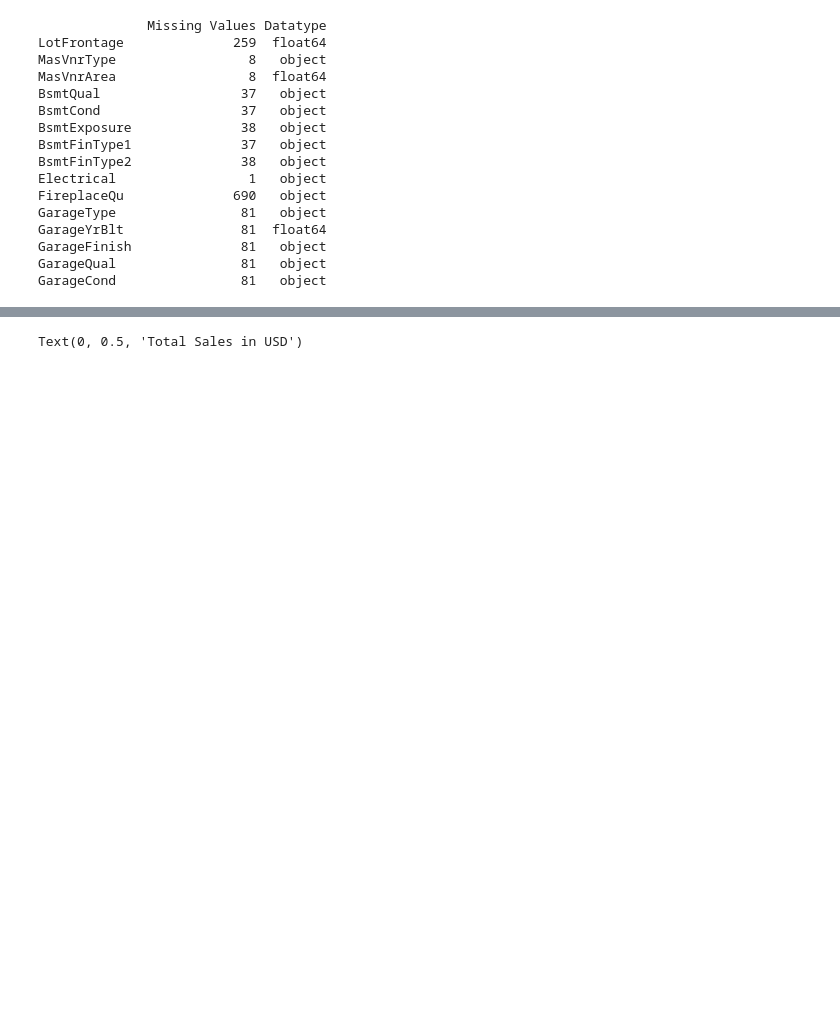
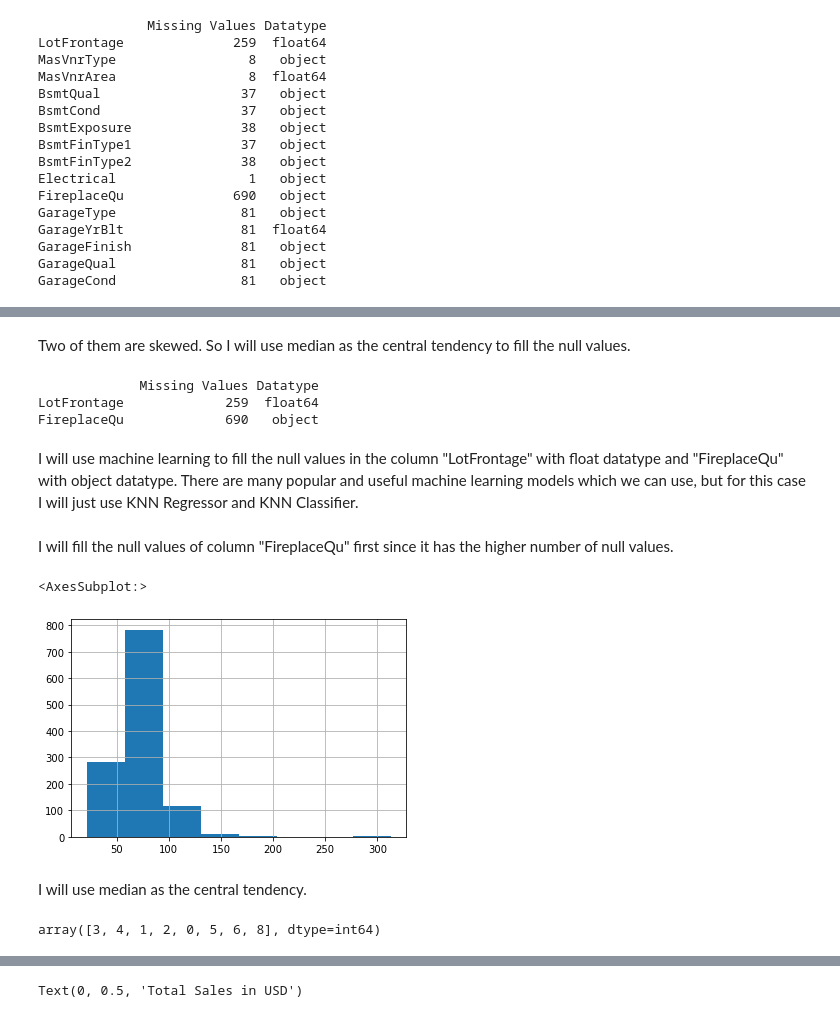
Before and after one commit to Malvoria123/HousePricePrediction, a Jupyter notebook: House_Price_Prediction.ipynb, the cells around one changed output, grey strips where cells are left out. Drawn from its saved outputs; the diff is of its cells as text; code cells hidden in the pictures; blank space fills up the shorter version.

```diff
--- a/House_Price_Prediction.ipynb
+++ b/House_Price_Prediction.ipynb
@@ -37,3 +44,14 @@ memory usage: 924.0+ KB
+# %%
+# Reformatting each column of the dataset into the correct datatypes
+df = df.astype({
+    'Id': 'object',
+    'MSSubClass': 'object',
+    'OverallQual': 'object',
+    'OverallCond': 'object',
+})
+# %%
+# Removing unused columns
+df.drop(columns=['Id'], inplace=True)
 # %%
 # Finding the number of null values in each column which has null values
 df.isna().sum()[df.isna().sum() > 0]
@@ -120,0 +118,34 @@ FireplaceQu             690   object
+# %% [markdown]
+Two of them are skewed. So I will use median as the central tendency to fill the null values.
+# %%
+df['MasVnrArea'].fillna(df['MasVnrArea'].median(), inplace=True)
+df['GarageYrBlt'].fillna(df['GarageYrBlt'].median(), inplace=True)
+
+# Filling all the null values in columns other than LotFrontage and FireplaceQu with their mode
+mode_columns = ['MasVnrType', 'BsmtQual', 'BsmtCond', 'BsmtExposure', 'BsmtFinType1', 'BsmtFinType2', 'Electrical',
+                'GarageType', 'GarageFinish', 'GarageQual', 'GarageCond']
+for column in mode_columns:
+    mode_value = df[column].mode()[0]  # Get the first mode (most frequent value)
+    df[column].fillna(mode_value, inplace=True)
+
+# Finding the number of null values and the datatype of the dataset columns with the missing values
+null_info = df.isna().sum()[df.isna().sum() > 0]
+null_info = pd.DataFrame({'Missing Values': null_info, 'Datatype': df.dtypes[null_info.index]})
+print(null_info)
+# %% [output]
+             Missing Values Datatype
+LotFrontage             259  float64
+FireplaceQu             690   object
+# %% [markdown]
+I will use machine learning to fill the null values in the column "LotFrontage" with float datatype and "FireplaceQu" with object datatype. There are many popular and useful machine learning models which we can use, but for this case I will just use KNN Regressor and KNN Classifier.
+# %% [markdown]
+I will fill the null values of column "FireplaceQu" first since it has the higher number of null values.
+# %%
+# Finding the distribution of the column LotFrontage
+# We need this to fill the null values in the column with a central tendency before training a model to fill the column "FireplaceQu"
+df['LotFrontage'].hist(bins=8)
+# %% [output]
+<AxesSubplot:>
+[figure, added]
+# %% [markdown]
+I will use median as the central tendency.
@@ -120,0 +162,4 @@ FireplaceQu             690   object
+# %%
+df['BedroomAbvGr'].unique()
+# %% [output]
+array([3, 4, 1, 2, 0, 5, 6, 8], dtype=int64)
```
Also changed, not shown: parts of 12 cells of this notebook.
